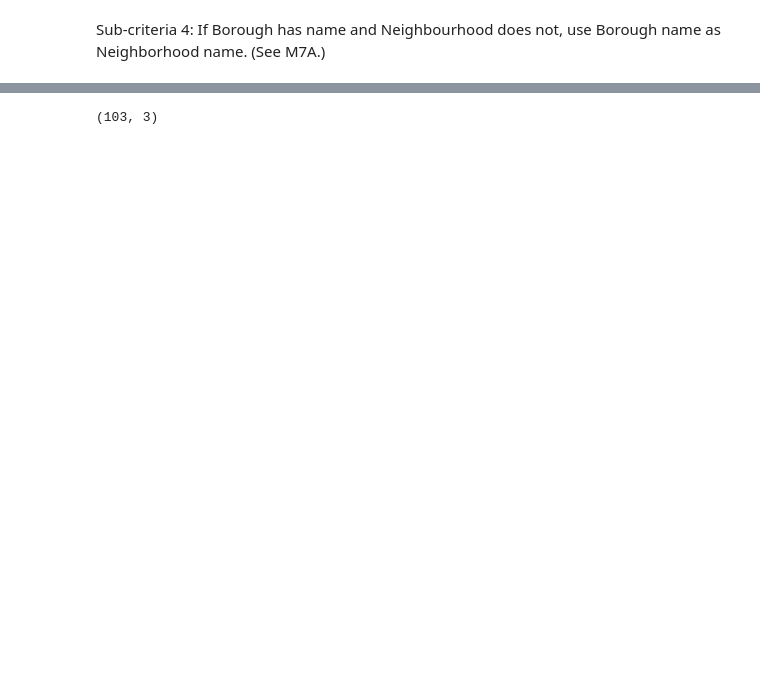
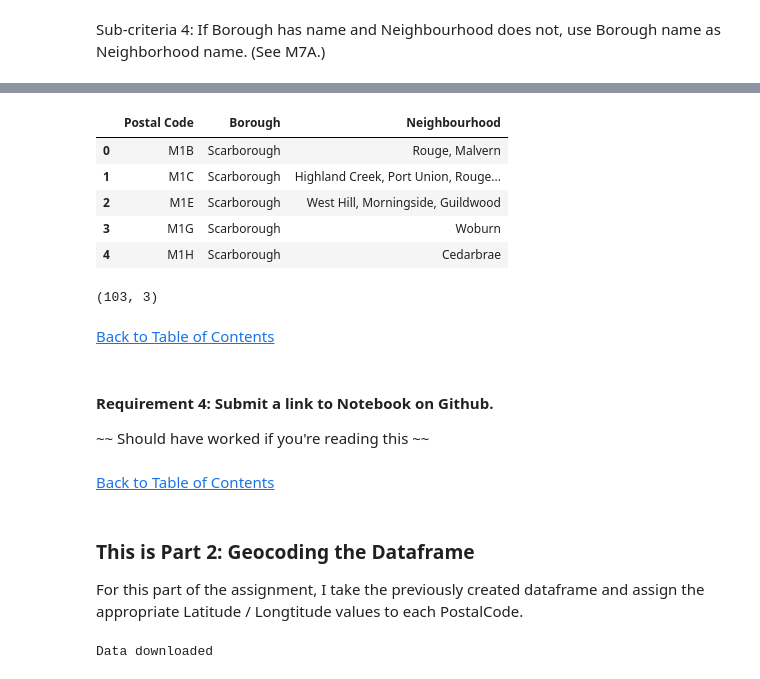
Before and after one commit to TimBrianBrady/Coursera_Capstone, a Jupyter notebook: Coursera - IBM Data Science Capstone - Week 3 - Part 1.ipynb, the cells around one changed output, grey strips where cells are left out. Saved outputs shown, nothing was run; the diff lists cells and outputs as text; code cells hidden in the pictures; blank space fills up the shorter version.

```diff
--- a/Coursera - IBM Data Science Capstone - Week 3 - Part 1.ipynb
+++ b/Coursera - IBM Data Science Capstone - Week 3 - Part 1.ipynb
@@ -98,4 +135,29 @@ df.loc[df["PostalCode"] == "M7A"]      #uncomment to view check
+# %%
+df.head()     #Final check on head
+# %% [output]
+|  | Postal Code | Borough | Neighbourhood |
+| 0 | M1B | Scarborough | Rouge, Malvern |
+| 1 | M1C | Scarborough | Highland Creek, Port Union, Rouge... |
+| 2 | M1E | Scarborough | West Hill, Morningside, Guildwood |
+| 3 | M1G | Scarborough | Woburn |
+| 4 | M1H | Scarborough | Cedarbrae |
 # %%
 df.shape
 # %% [output]
 (103, 3)
+# %% [markdown]
+[Back to Table of Contents](#0)
+# %% [markdown]
+#### Requirement 4: Submit a link to Notebook on Github. <a name="1.4"></a>
+ ~~ Should have worked if you're reading this ~~
+# %% [markdown]
+[Back to Table of Contents](#0)
+# %% [markdown]
+### This is Part 2: Geocoding the Dataframe <a name="2"></a>
+For this part of the assignment, I take the previously created dataframe and assign the appropriate Latitude / Longtitude values to each PostalCode.
+# %%
+# Retrieve csv file with lat/lon data.
+!wget -q -O 'Geospatial_data.csv' http://cocl.us/Geospatial_data
+print('Data downloaded')
+# %% [output]
+Data downloaded
```
Also changed, not shown: parts of 33 cells of this notebook.
